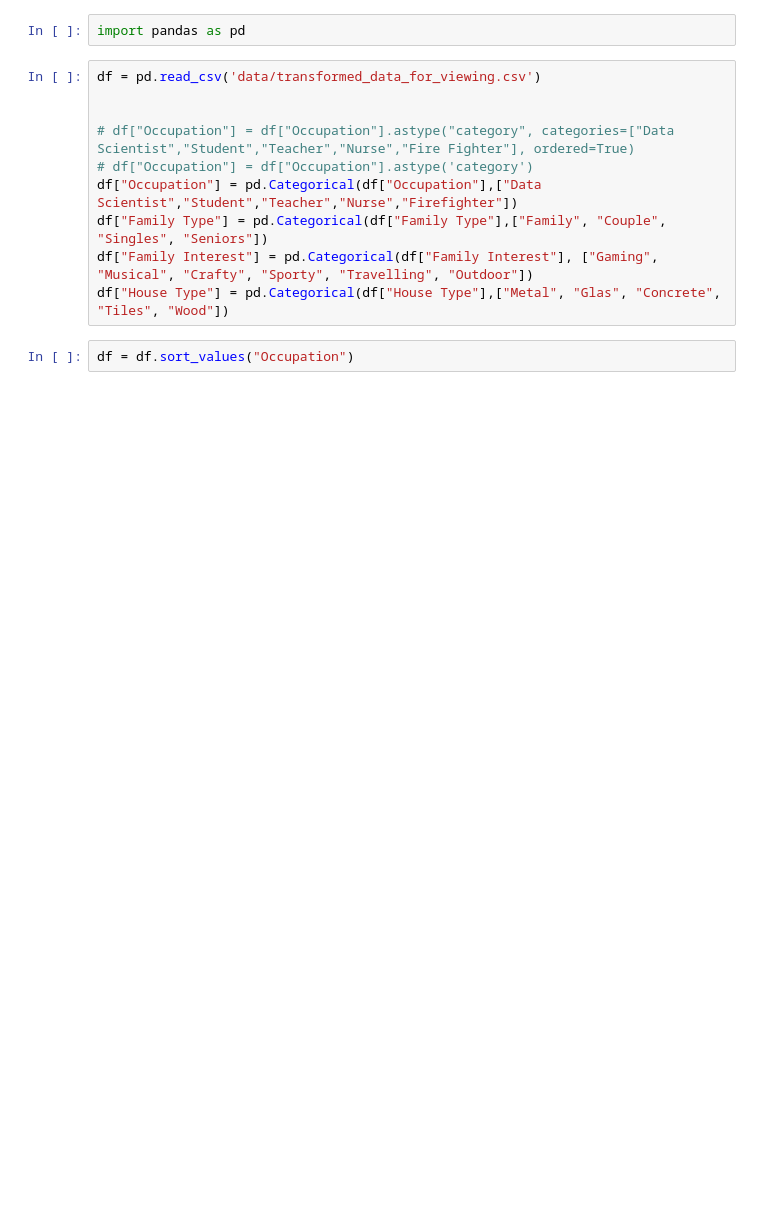
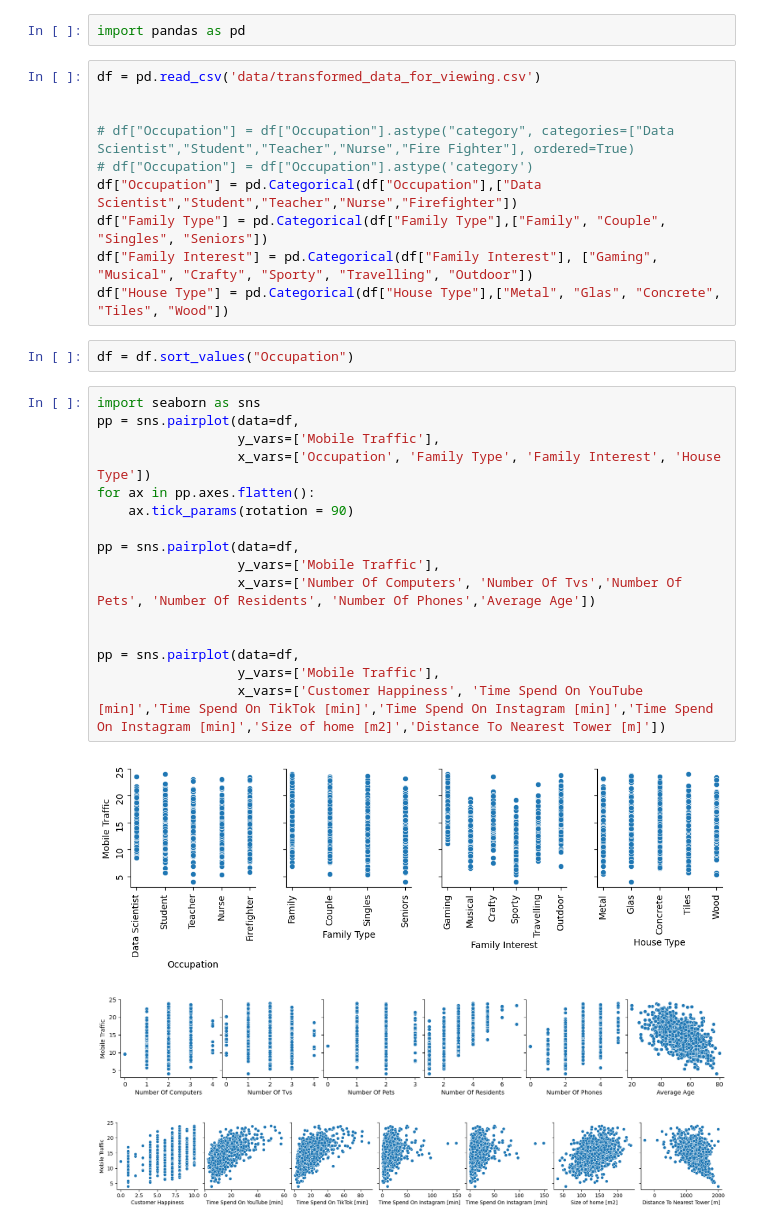
Before and after one commit to anitakurm/ScienceDay_tdcnet, a Jupyter notebook: visualization.ipynb, the cells around one changed output. Saved outputs shown, nothing was run; the diff lists cells and outputs as text; blank space fills up the shorter version.

```diff
--- a/visualization.ipynb
+++ b/visualization.ipynb
@@ -12,6 +12,26 @@ df["Family Interest"] = pd.Categorical(df["Family Interest"], ["Gaming", "Musica
 df["House Type"] = pd.Categorical(df["House Type"],["Metal", "Glas", "Concrete", "Tiles", "Wood"])
 # %%
 df = df.sort_values("Occupation")
+# %%
+import seaborn as sns
+pp = sns.pairplot(data=df,
+                  y_vars=['Mobile Traffic'],
+                  x_vars=['Occupation', 'Family Type', 'Family Interest', 'House Type'])
+for ax in pp.axes.flatten():
+    ax.tick_params(rotation = 90)
+
+pp = sns.pairplot(data=df,
+                  y_vars=['Mobile Traffic'],
+                  x_vars=['Number Of Computers', 'Number Of Tvs','Number Of Pets', 'Number Of Residents', 'Number Of Phones','Average Age'])
+
+
+pp = sns.pairplot(data=df,
+                  y_vars=['Mobile Traffic'],
+                  x_vars=['Customer Happiness', 'Time Spend On YouTube [min]','Time Spend On TikTok [min]','Time Spend On Instagram [min]','Time Spend On Instagram [min]','Size of home [m2]','Distance To Nearest Tower [m]'])
+# %% [output]
+[figure, added]
+[figure, added]
+[figure, added]
 # %%
 import seaborn as sns
 pp = sns.pairplot(data=df,
```
Also changed, not shown: parts of 1 cell of this notebook, 3 other files.
